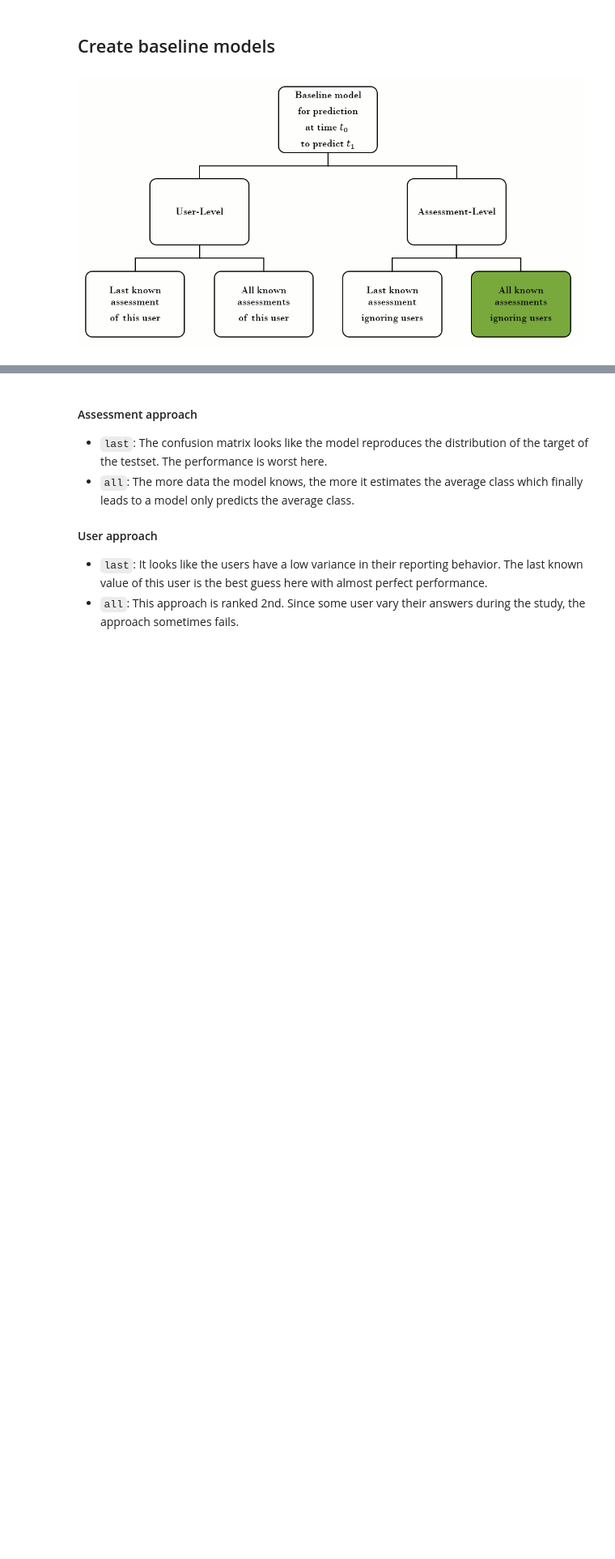
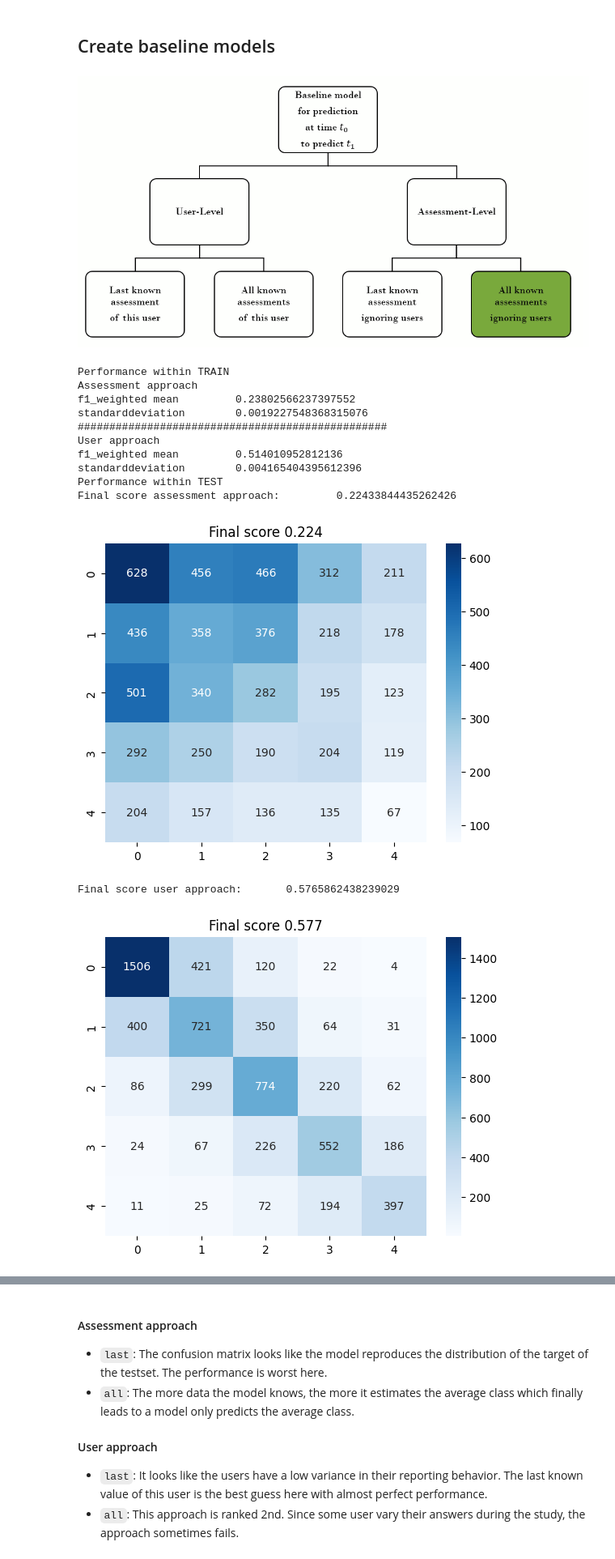
Before and after one commit to joa24jm/UsAs, a Jupyter notebook: src/d02_ml_pipelines/uniti.ipynb, the cells around one changed output, grey strips where cells are left out. Shown: that part at 81% size. Cells and saved outputs as stored; diff of their text form; code cells hidden in the pictures; blank space fills up the shorter version.

Commit message:
uniti: rerun script for corrected baaseline model

```diff
--- a/src/d02_ml_pipelines/uniti.ipynb
+++ b/src/d02_ml_pipelines/uniti.ipynb
@@ -94,7 +94,7 @@ model = helpers.baseline_model()
 
 # define constants
 target_name='cumberness'
-approach='all'
+approach='last'
 
 # train model in cross validation
 cv = ShuffleSplit(n_splits=n_splits, test_size=test_size, random_state=random_state)
@@ -106,13 +106,15 @@ for _, val_indices in cv.split(df_train):
     df_train_val_fold = df_train.iloc[val_indices, :]
 
     # get baseline prediction
-    y_pred_a = model.get_baseline_assessment_prediction(data=df_train_val_fold, target_name=target_name, approach=approach, time_col = 'created_at').values
-    y_pred_u = model.get_baseline_user_prediction(data=df_train_val_fold, target_name=target_name, approach=approach, time_col = 'created_at').values
+    y_pred_a = model.get_baseline_assessment_prediction(data=df_train_val_fold, target_name=target_name, approach=approach, time_col = 'created_at')
+    y_pred_u = model.get_baseline_user_prediction(data=df_train_val_fold, target_name=target_name, approach=approach, time_col = 'created_at')
     y_true = df_train_val_fold[target]
 
+    assert y_pred_a.shape[0] == y_true.shape[0]
+
     # map into classes
-    y_pred_a = pd.cut(pd.Series(y_pred_a), bins=bins)
-    y_pred_u = pd.cut(pd.Series(y_pred_u), bins=bins)
+    y_pred_a = pd.cut(y_pred_a, bins=bins)
+    y_pred_u = pd.cut(y_pred_u, bins=bins)
     y_true = pd.cut(y_true, bins=bins)
 
     # encode to labels
@@ -142,33 +144,47 @@ y_pred_a = model.get_baseline_assessment_prediction(data=df_test, target_name=ta
 # map into classes
 y_pred_a = pd.cut(pd.Series(y_pred_a), bins=bins)
 # encode to labels
 y_pred_a = LE.transform(y_pred_a)
 
 f1_score_test_a = f1_score(y_test, y_pred_a, average='weighted')
 final_score_a = f1_score_test_a - 0.5 * np.array(scores_a).std()
 
 print('Performance within TEST')
 print('Final score assessment approach:\t', final_score_a)
 
 
 
 # visualize confusion matrix
 # assessment
 helpers.visualize_confusion_matrix(y_test, y_pred_a, mapping, final_score_a)
 
 # user------------------------------------------------------------------------------------
 
 y_pred_u = model.get_baseline_user_prediction(data=df_test, target_name=target_name, approach=approach).values
 # map into classes
 y_pred_u = pd.cut(pd.Series(y_pred_u), bins=bins)
 # encode to labels
 y_pred_u = LE.transform(y_pred_u)
 f1_score_test_u = f1_score(y_test, y_pred_u, average='weighted')
 final_score_u = f1_score_test_u - 0.5 * np.array(scores_u).std()
 
 print('Final score user approach:\t', final_score_u)
 
 helpers.visualize_confusion_matrix(y_test, y_pred_u, mapping, final_score_u)
+# %% [output]
+Performance within TRAIN
+Assessment approach
+f1_weighted mean         0.23802566237397552
+standarddeviation        0.0019227548368315076
+#################################################
+User approach
+f1_weighted mean         0.514010952812136
+standarddeviation        0.004165404395612396
+Performance within TEST
+Final score assessment approach:         0.22433844435262426
+[figure, added]
+Final score user approach:       0.5765862438239029
+[figure, added]
 # %% [markdown]
 ### Take last assessment
 
```
Also changed, not shown: parts of 1 cell of this notebook.
